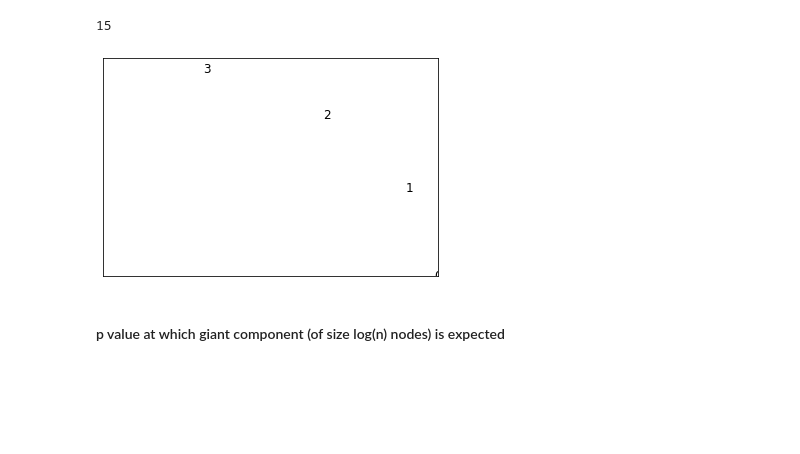
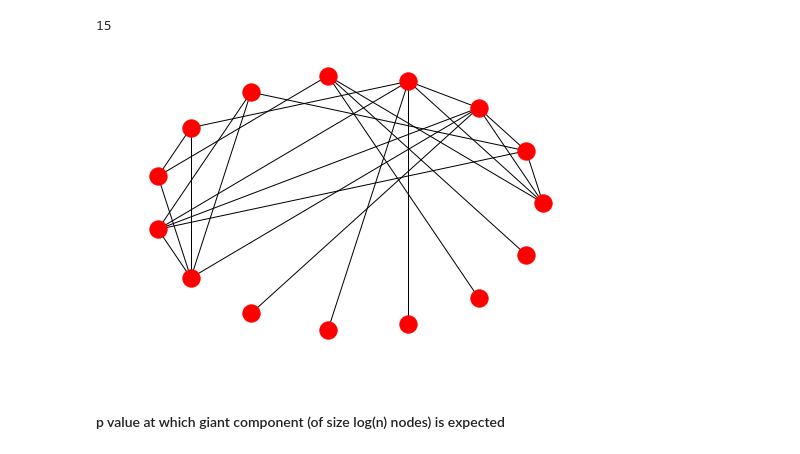
Before and after one commit to sudhigopal/Network-Science-tutorials, a Jupyter notebook: graphTut.ipynb, the cells around one changed output. Drawn from its saved outputs; the diff is of its cells as text; code cells hidden in the pictures; blank space fills up the shorter version.

```diff
--- a/graphTut.ipynb
+++ b/graphTut.ipynb
@@ -77,10 +74,10 @@ edgeList.number_of_edges()
 edgeList.number_of_nodes()
 # %% [output]
 15
-# %%
-labels = nx.draw_networkx_labels(edgeList, pos=nx.shell_layout(edgeList))
-# %% [output]
-[figure, removed]
+# %%
+nx.draw_circular(edgeList)
+# %% [output]
+[figure, added]
 # %%
 karateClub = nx.read_edgelist("soc-karate.txt")
 layout = nx.spring_layout
```
Also changed, not shown: parts of 58 cells of this notebook, 1 other file.
